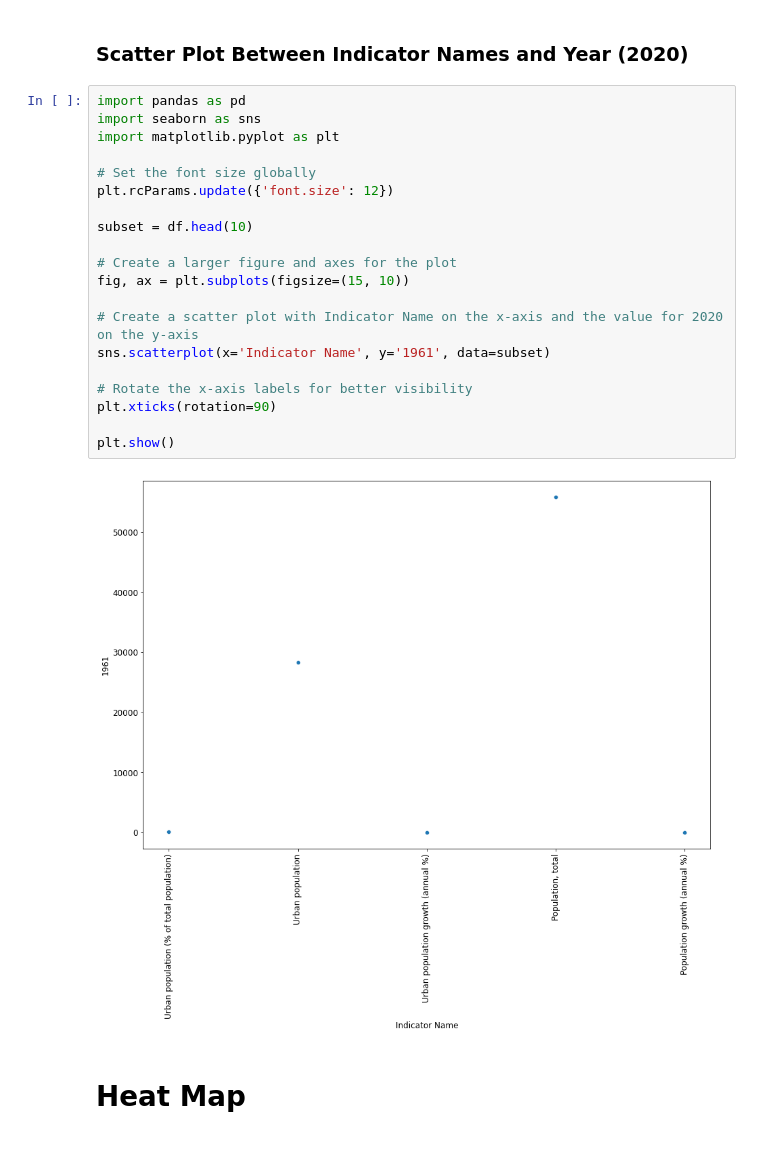
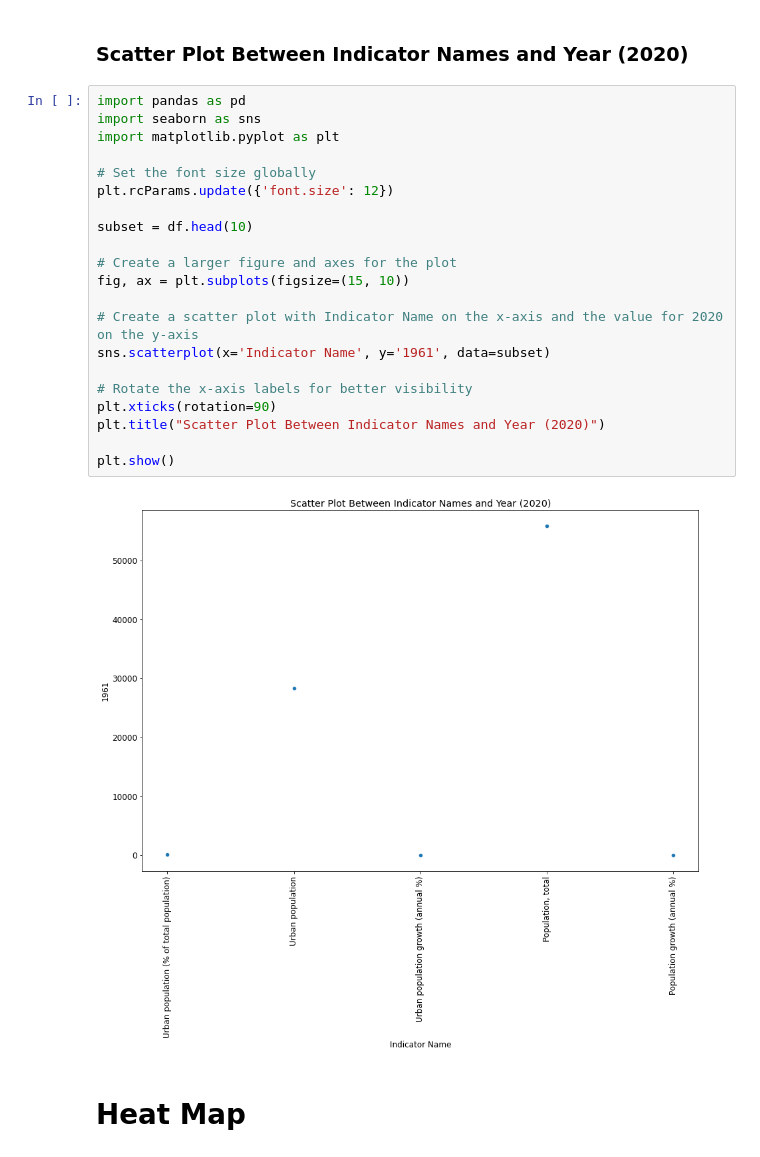
Before and after one commit to Zeeshan09875/Statistics-And-Trends-Updated, a Jupyter notebook: stats_and_trends.ipynb, the cells around one changed output. Cells and saved outputs as stored; diff of their text form.

```diff
--- a/stats_and_trends.ipynb
+++ b/stats_and_trends.ipynb
@@ -171,25 +237,26 @@ plt.show()
 # %%
 import pandas as pd
 import seaborn as sns
 import matplotlib.pyplot as plt
 
 # Set the font size globally
 plt.rcParams.update({'font.size': 12})
 
 subset = df.head(10)
 
 # Create a larger figure and axes for the plot
 fig, ax = plt.subplots(figsize=(15, 10))
 
 # Create a scatter plot with Indicator Name on the x-axis and the value for 2020 on the y-axis
 sns.scatterplot(x='Indicator Name', y='1961', data=subset)
 
 # Rotate the x-axis labels for better visibility
 plt.xticks(rotation=90)
+plt.title("Scatter Plot Between Indicator Names and Year (2020)")
 
 plt.show()
 # %% [output]
-[figure, old version]
+[figure, new version]
 # %% [markdown]
 # Heat Map
 # %%
```
Also changed, not shown: parts of 14 cells of this notebook.
